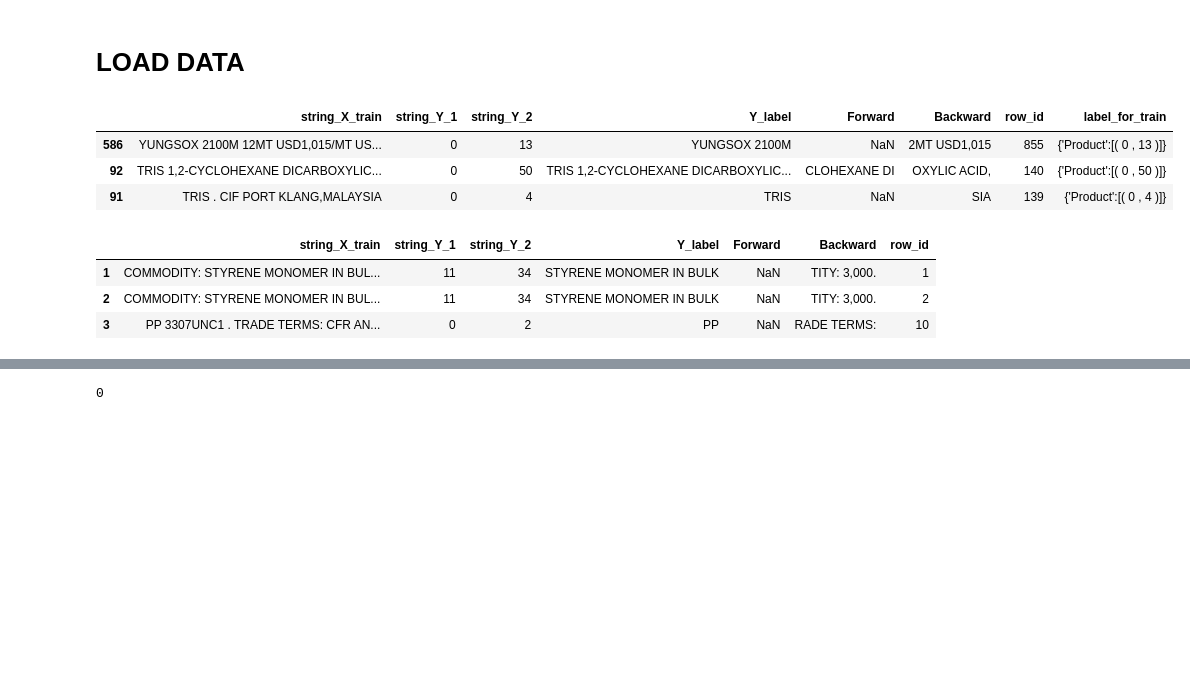
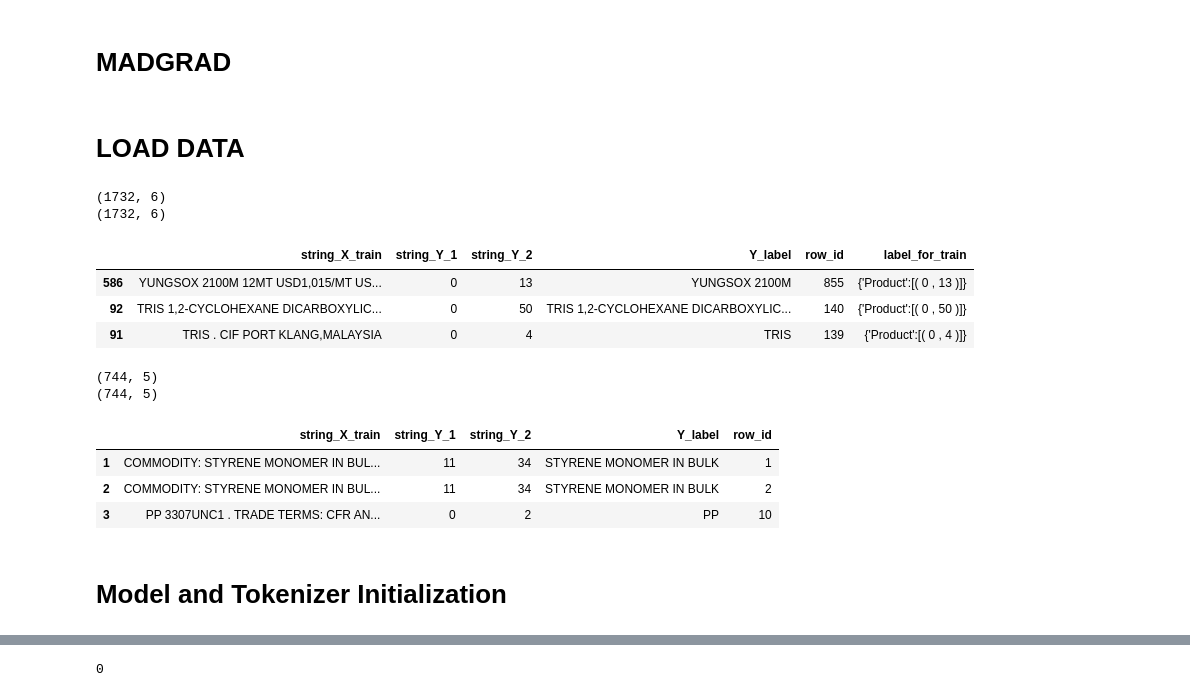
Before and after one commit to skywalker0803r/Product_Data_SQuAD, a Jupyter notebook: Product_Data_SQuAD.ipynb, the cells around one changed output, grey strips where cells are left out. Saved outputs shown, nothing was run; the diff lists cells and outputs as text; code cells hidden in the pictures; blank space fills up the shorter version.

```diff
--- a/Product_Data_SQuAD.ipynb
+++ b/Product_Data_SQuAD.ipynb
@@ -10,0 +12,2 @@ gc.collect()
+# %% [markdown]
+# MADGRAD
@@ -11,18 +146,30 @@ gc.collect()
 # %% [markdown]
 # LOAD DATA
 # %%
-train_df = pd.read_csv('Train_Product_Data_2021_0114.csv',index_col=0)
+train_df = pd.read_csv('Train_Product_Data_2021_0114.csv',index_col=0).drop(['Forward','Backward'],axis=1)
+print(train_df.shape)
+train_df = train_df.dropna(axis=0)
+print(train_df.shape)
 train_df.head(3)
 # %% [output]
+(1732, 6)
+(1732, 6)
-|  | string_X_train | string_Y_1 | string_Y_2 | Y_label | Forward | Backward | row_id | label_for_train |
-| 586 | YUNGSOX 2100M 12MT USD1,015/MT US... | 0 | 13 | YUNGSOX 2100M | NaN | 2MT USD1,015 | 855 | {'Product':[( 0 , 13 )]} |
-| 92 | TRIS 1,2-CYCLOHEXANE DICARBOXYLIC... | 0 | 50 | TRIS 1,2-CYCLOHEXANE DICARBOXYLIC... | CLOHEXANE DI | OXYLIC ACID, | 140 | {'Product':[( 0 , 50 )]} |
-| 91 | TRIS . CIF PORT KLANG,MALAYSIA | 0 | 4 | TRIS | NaN | SIA | 139 | {'Product':[( 0 , 4 )]} |
+|  | string_X_train | string_Y_1 | string_Y_2 | Y_label | row_id | label_for_train |
+| 586 | YUNGSOX 2100M 12MT USD1,015/MT US... | 0 | 13 | YUNGSOX 2100M | 855 | {'Product':[( 0 , 13 )]} |
+| 92 | TRIS 1,2-CYCLOHEXANE DICARBOXYLIC... | 0 | 50 | TRIS 1,2-CYCLOHEXANE DICARBOXYLIC... | 140 | {'Product':[( 0 , 50 )]} |
+| 91 | TRIS . CIF PORT KLANG,MALAYSIA | 0 | 4 | TRIS | 139 | {'Product':[( 0 , 4 )]} |
 # %%
-val_df = pd.read_csv('Val_Product_Data_2021_0114.csv',index_col=0)
+val_df = pd.read_csv('Val_Product_Data_2021_0114.csv',index_col=0).drop(['Forward','Backward'],axis=1)
+print(val_df.shape)
+val_df = val_df.dropna(axis=0)
+print(val_df.shape)
 val_df.head(3)
 # %% [output]
+(744, 5)
+(744, 5)
-|  | string_X_train | string_Y_1 | string_Y_2 | Y_label | Forward | Backward | row_id |
-| 1 | COMMODITY: STYRENE MONOMER IN BUL... | 11 | 34 | STYRENE MONOMER IN BULK | NaN | TITY: 3,000. | 1 |
-| 2 | COMMODITY: STYRENE MONOMER IN BUL... | 11 | 34 | STYRENE MONOMER IN BULK | NaN | TITY: 3,000. | 2 |
-| 3 | PP 3307UNC1 . TRADE TERMS: CFR AN... | 0 | 2 | PP | NaN | RADE TERMS: | 10 |
+|  | string_X_train | string_Y_1 | string_Y_2 | Y_label | row_id |
+| 1 | COMMODITY: STYRENE MONOMER IN BUL... | 11 | 34 | STYRENE MONOMER IN BULK | 1 |
+| 2 | COMMODITY: STYRENE MONOMER IN BUL... | 11 | 34 | STYRENE MONOMER IN BULK | 2 |
+| 3 | PP 3307UNC1 . TRADE TERMS: CFR AN... | 0 | 2 | PP | 10 |
+# %% [markdown]
+# Model and Tokenizer Initialization
```
Also changed, not shown: parts of 20 cells of this notebook.
